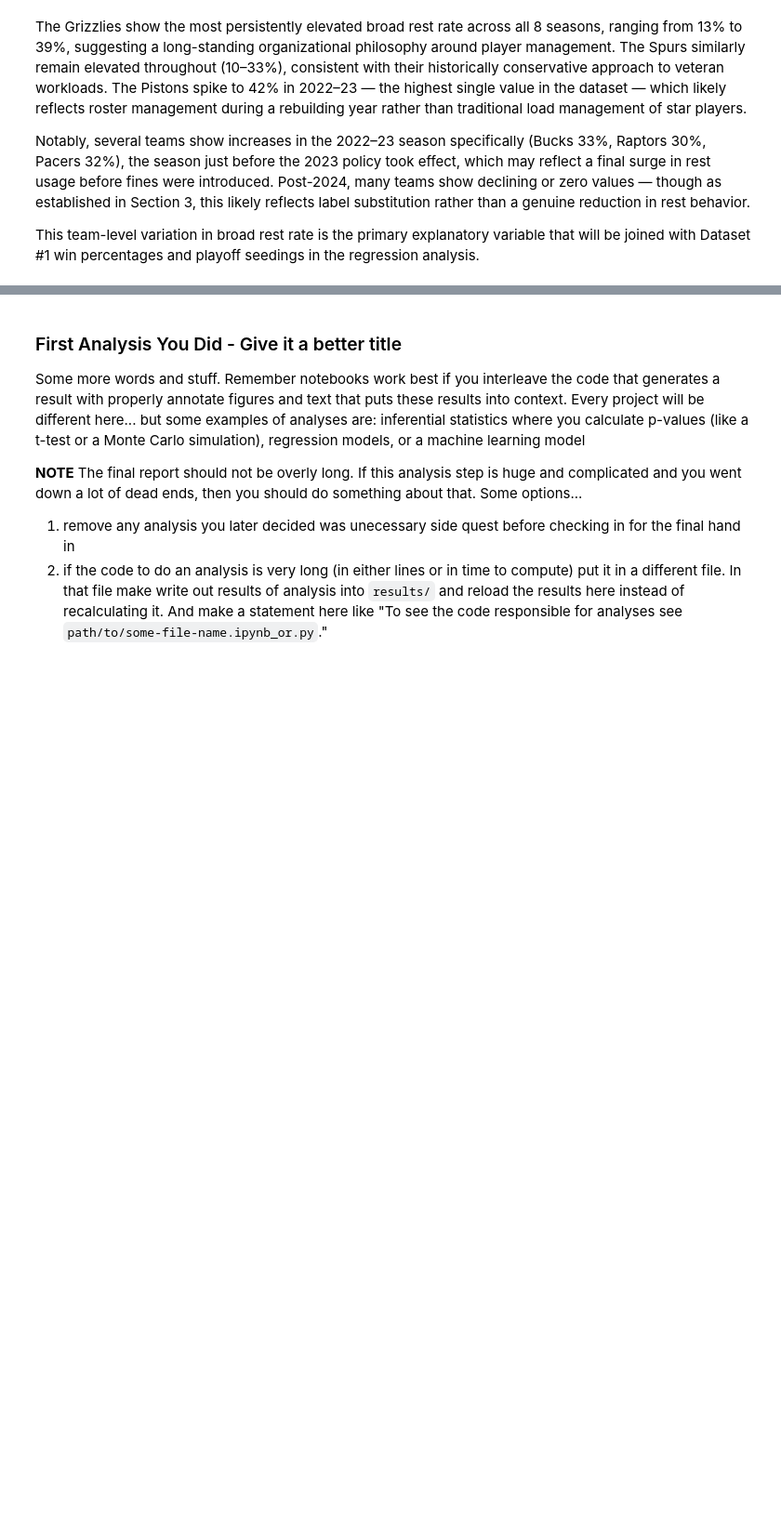
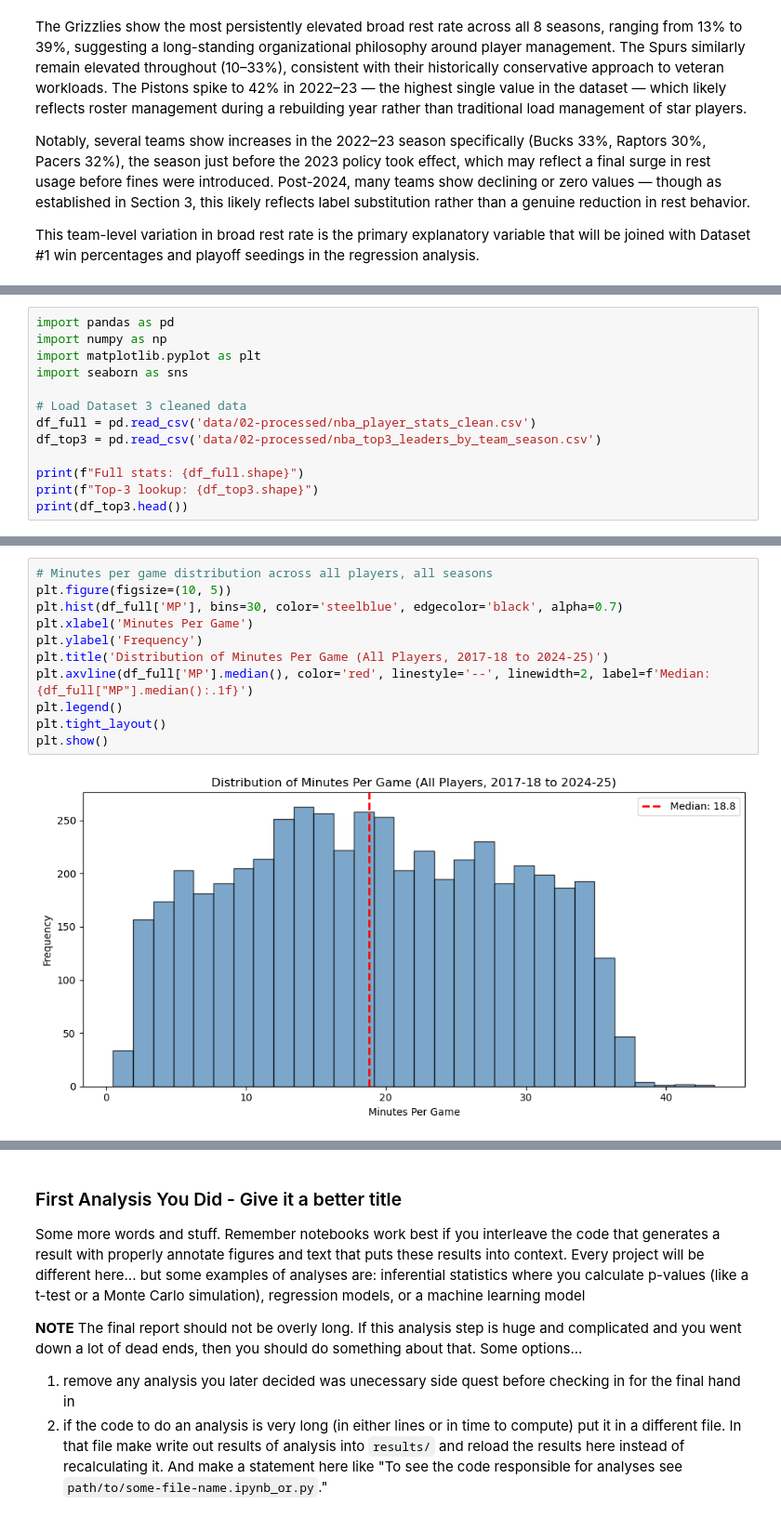
Before and after one commit to COGS108/Group-SP26-082, a Jupyter notebook: 03-FinalProject.ipynb, the cells around one changed output, grey strips where cells are left out. Shown at 93% size. Cells and saved outputs as stored; diff of their text form; blank space fills up the shorter version.

Commit message:
added Dataset 3 EDA with 5 plots: minutes distribution, top-3 profile, trend over time, star counts, and sanity checks

```diff
--- a/03-FinalProject.ipynb
+++ b/03-FinalProject.ipynb
@@ -990,0 +995,13 @@ be joined with Dataset #1 win percentages and playoff seedings in the regression
+# %%
+import pandas as pd
+import numpy as np
+import matplotlib.pyplot as plt
+import seaborn as sns
+
+# Load Dataset 3 cleaned data
+df_full = pd.read_csv('data/02-processed/nba_player_stats_clean.csv')
+df_top3 = pd.read_csv('data/02-processed/nba_top3_leaders_by_team_season.csv')
+
+print(f"Full stats: {df_full.shape}")
+print(f"Top-3 lookup: {df_top3.shape}")
+print(df_top3.head())
@@ -990,0 +1017,13 @@ be joined with Dataset #1 win percentages and playoff seedings in the regression
+# %%
+# Minutes per game distribution across all players, all seasons
+plt.figure(figsize=(10, 5))
+plt.hist(df_full['MP'], bins=30, color='steelblue', edgecolor='black', alpha=0.7)
+plt.xlabel('Minutes Per Game')
+plt.ylabel('Frequency')
+plt.title('Distribution of Minutes Per Game (All Players, 2017-18 to 2024-25)')
+plt.axvline(df_full['MP'].median(), color='red', linestyle='--', linewidth=2, label=f'Median: {df_full["MP"].median():.1f}')
+plt.legend()
+plt.tight_layout()
+plt.show()
+# %% [output]
+[figure, added]
```
Also changed, not shown: parts of 12 cells of this notebook.
